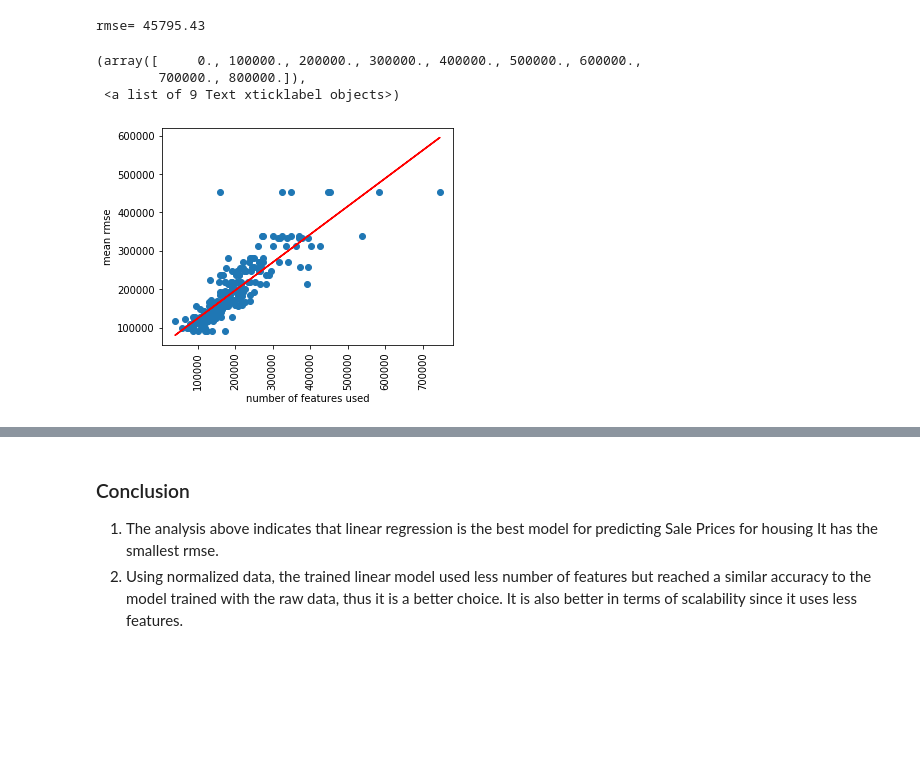
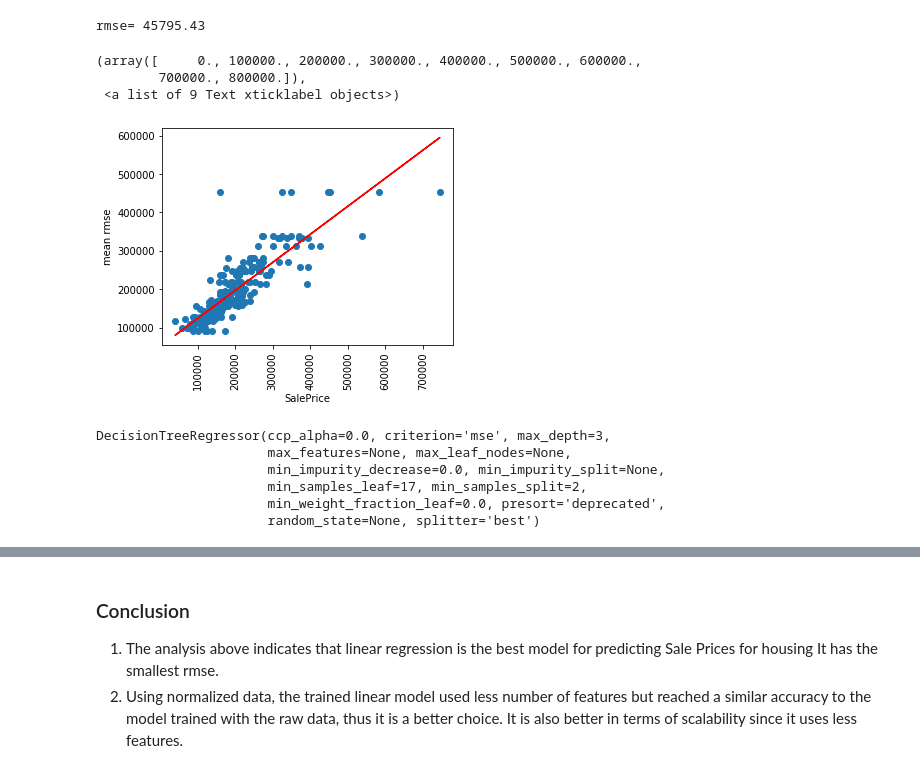
Before and after one commit to Xuehong-pdx/Projects, a Jupyter notebook: Price prediction using multiple ML algorythms.ipynb, the cells around one changed output, grey strips where cells are left out. Drawn from its saved outputs; the diff is of its cells as text; code cells hidden in the pictures; blank space fills up the shorter version.

```diff
--- a/Price prediction using multiple ML algorythms.ipynb
+++ b/Price prediction using multiple ML algorythms.ipynb
@@ -1031,18 +1031,30 @@ rmse= 45795.43
 # %%
 # Visualizing the coorelation between the raw and predicted data
 
 fig = plt.figure(figsize = (12,4))
 fig.subplots_adjust(wspace=0.3)
 ax1 = fig.add_subplot(1, 2, 1)
 ax1.scatter(y_test, prediction)
 ax1.set_ylabel('mean rmse')
-ax1.set_xlabel('number of features used')
+ax1.set_xlabel('SalePrice')
 m, b = np.polyfit(y_test, prediction, 1)
 abline_values = [m * i + b for i in y_test]
 plt.plot(y_test, abline_values, color='red')
 plt.xticks(rotation=90)
 # %% [output]
 (array([     0., 100000., 200000., 300000., 400000., 500000., 600000.,
         700000., 800000.]),
  <a list of 9 Text xticklabel objects>)
-[figure, old version]
+[figure, new version]
+# %%
+# The above tree is quite complex.  I am curious what will be the result will compare if the maximum depth is set at 4.
+
+dt = DecisionTreeRegressor(max_depth=3, min_samples_leaf=17)
+dt.fit(X_train.iloc[:, 0:min_idx], y_train)
+# %% [output]
+DecisionTreeRegressor(ccp_alpha=0.0, criterion='mse', max_depth=3,
+                      max_features=None, max_leaf_nodes=None,
+                      min_impurity_decrease=0.0, min_impurity_split=None,
+                      min_samples_leaf=17, min_samples_split=2,
+                      min_weight_fraction_leaf=0.0, presort='deprecated',
+                      random_state=None, splitter='best')
```
Also changed, not shown: parts of 12 cells of this notebook.
